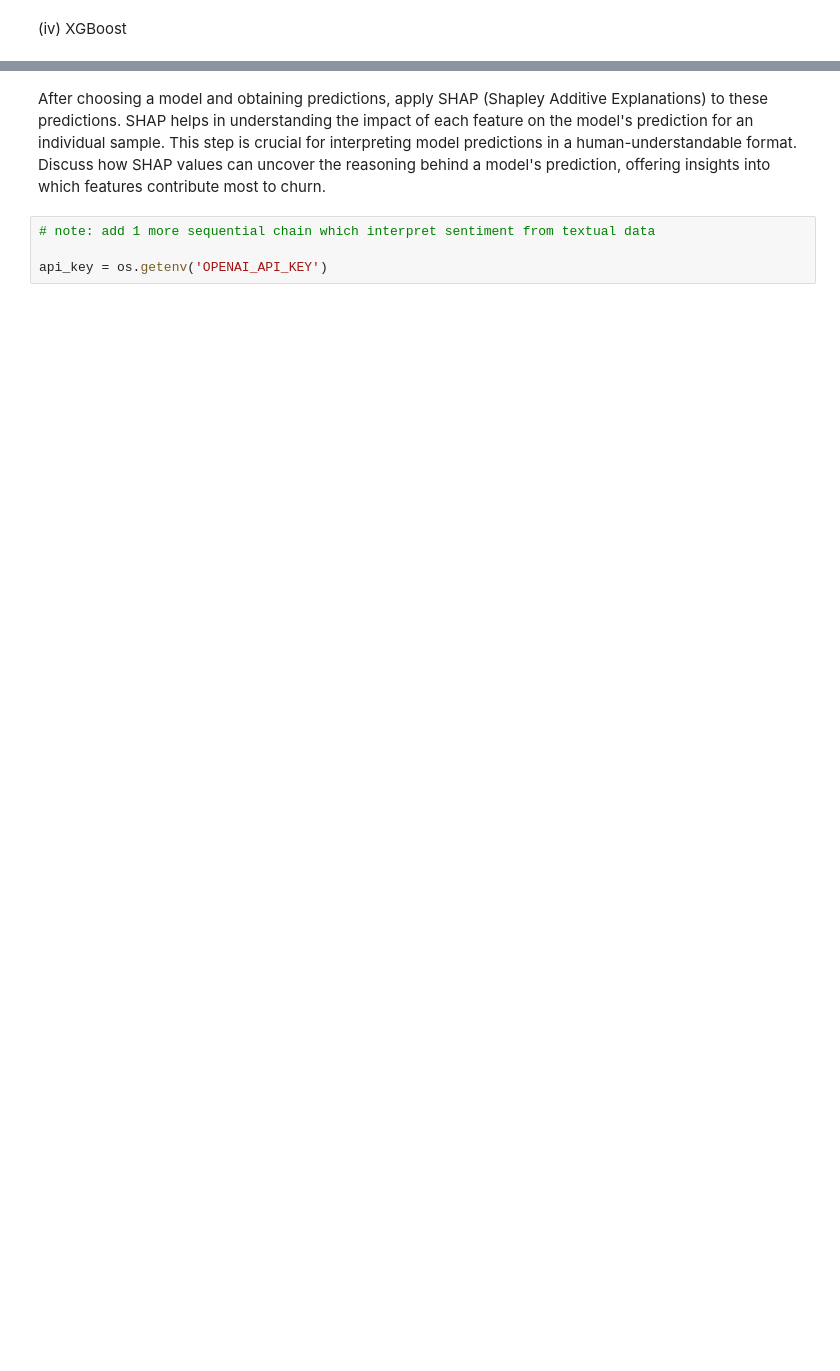
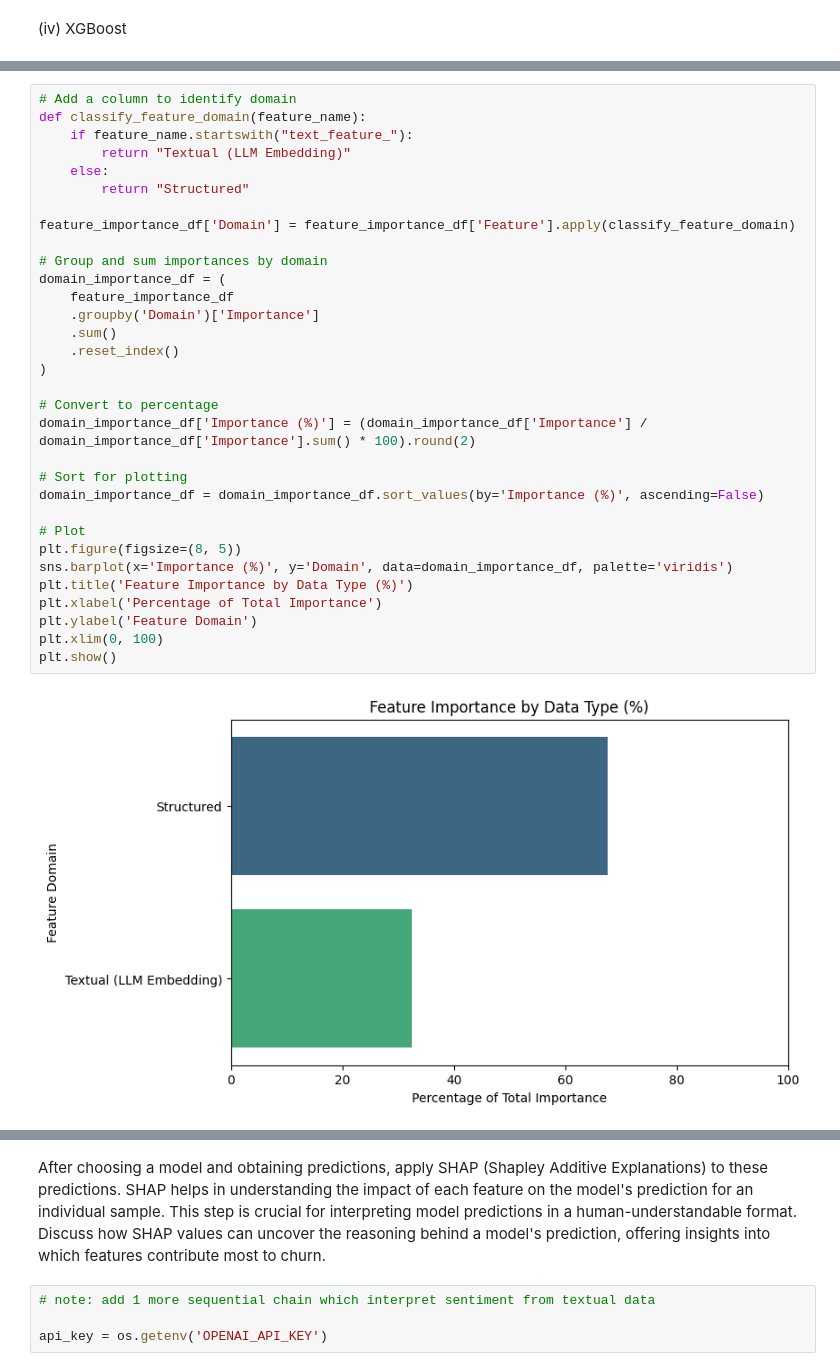
Before and after one commit to tan-yong-sheng/FYP-enhancing-churn-prediction-with-slm-and-llm, a Jupyter notebook: notebook/text-representation/01_hybrid_model_with_llm_embedding.ipynb, the cells around one changed output, grey strips where cells are left out. Drawn from its saved outputs; the diff is of its cells as text; blank space fills up the shorter version.

```diff
--- a/notebook/text-representation/01_hybrid_model_with_llm_embedding.ipynb
+++ b/notebook/text-representation/01_hybrid_model_with_llm_embedding.ipynb
@@ -1758 +1678,35 @@ The ensemble meta-model relies more on Random Forest's predictions than on XGBoo
+# %%
+# Add a column to identify domain
+def classify_feature_domain(feature_name):
+    if feature_name.startswith("text_feature_"):
+        return "Textual (LLM Embedding)"
+    else:
+        return "Structured"
+
+feature_importance_df['Domain'] = feature_importance_df['Feature'].apply(classify_feature_domain)
+
+# Group and sum importances by domain
+domain_importance_df = (
+    feature_importance_df
+    .groupby('Domain')['Importance']
+    .sum()
+    .reset_index()
+)
+
+# Convert to percentage
+domain_importance_df['Importance (%)'] = (domain_importance_df['Importance'] / domain_importance_df['Importance'].sum() * 100).round(2)
+
+# Sort for plotting
+domain_importance_df = domain_importance_df.sort_values(by='Importance (%)', ascending=False)
+
+# Plot
+plt.figure(figsize=(8, 5))
+sns.barplot(x='Importance (%)', y='Domain', data=domain_importance_df, palette='viridis')
+plt.title('Feature Importance by Data Type (%)')
+plt.xlabel('Percentage of Total Importance')
+plt.ylabel('Feature Domain')
+plt.xlim(0, 100)
+plt.show()
+# %% [output]
+[figure, added]
 # %% [markdown]
```
Also changed, not shown: parts of 38 cells of this notebook, 9 other files.
